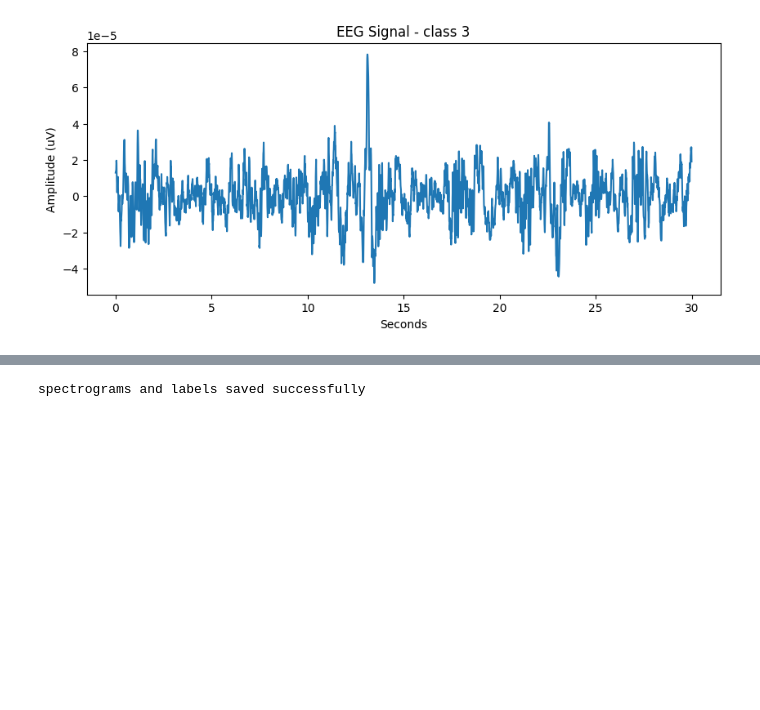
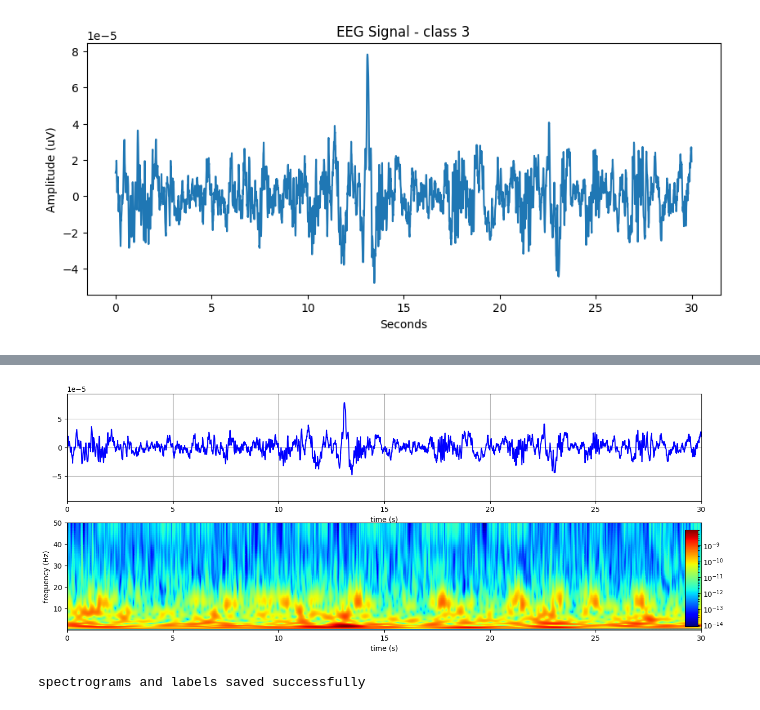
Before and after one commit to msverker/Bachelor_Thesis, a Jupyter notebook: EDF_Dataloader.ipynb, the cells around one changed output, grey strips where cells are left out. Saved outputs shown, nothing was run; the diff lists cells and outputs as text; code cells hidden in the pictures; blank space fills up the shorter version.

```diff
--- a/EDF_Dataloader.ipynb
+++ b/EDF_Dataloader.ipynb
@@ -191,3 +194,32 @@ power, times, frequencies, coif = cwt_spectrogram(first_row, 100, nNotes=30)
+# %%
+plt.rcParams['figure.figsize'] = (16, 6)
+
+###########################################################################
+# calculate spectrogram
+
+t0 = time.time()
+power, times, frequencies, coif = cwt_spectrogram(first_row, raw_train.info['sfreq'], nNotes=30)
+
+
+###########################################################################
+# plot
+
+fig, (ax1, ax2) = plt.subplots(2, 1)
+
+ax1.plot(time_step, first_row, color='b')
+ax1.set_xlim(0, 30)
+ax1.set_xlabel('time (s)')
+ax1.set_ylim(-np.abs(first_row).max()*1.2, np.abs(first_row).max()*1.2)
+ax1.grid(True)
+
+spectrogram2_plot(power, times, frequencies, coif, cmap='jet', norm=LogNorm(), ax=ax2)
+ax2.set_xlim(0, 30)
+ax2.set_ylim(2.0/len(first_row), 0.5*raw_train.info['sfreq'])
+ax2.set_xlabel('time (s)')
+ax2.set_ylabel('frequency (Hz)')
+ax2.grid(False)
+# %% [output]
+[figure, added]
 # %%
 # # Set the desired number of events per label
 # events_per_label = 20
```
Also changed, not shown: parts of 1 cell of this notebook, 4 other files.
